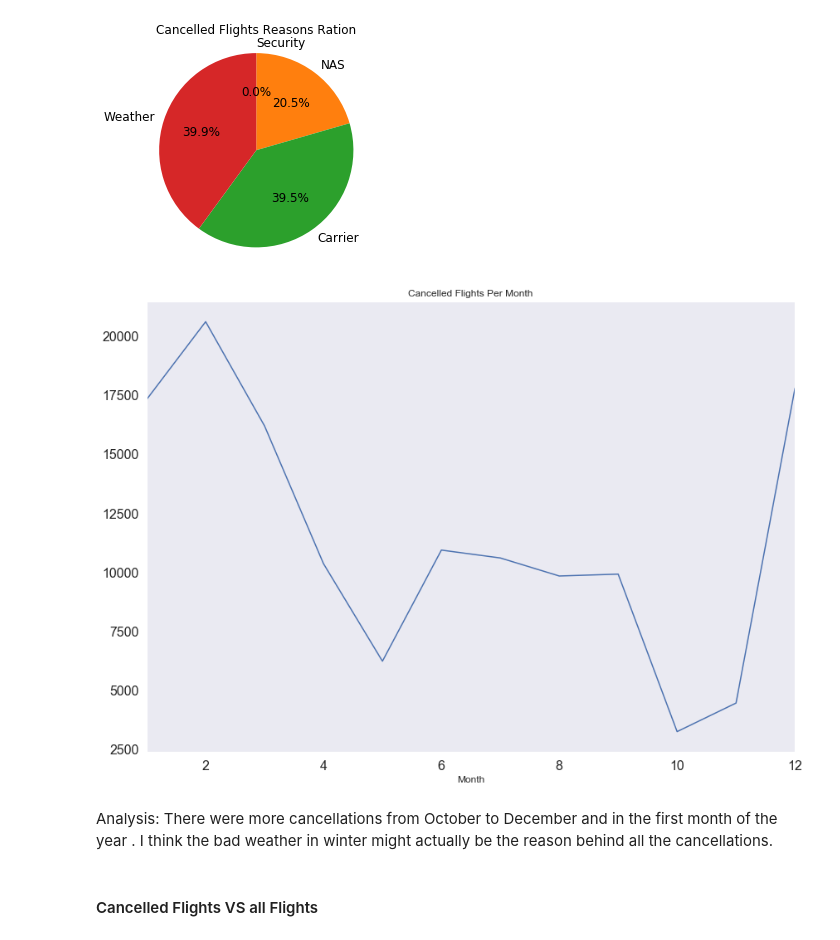
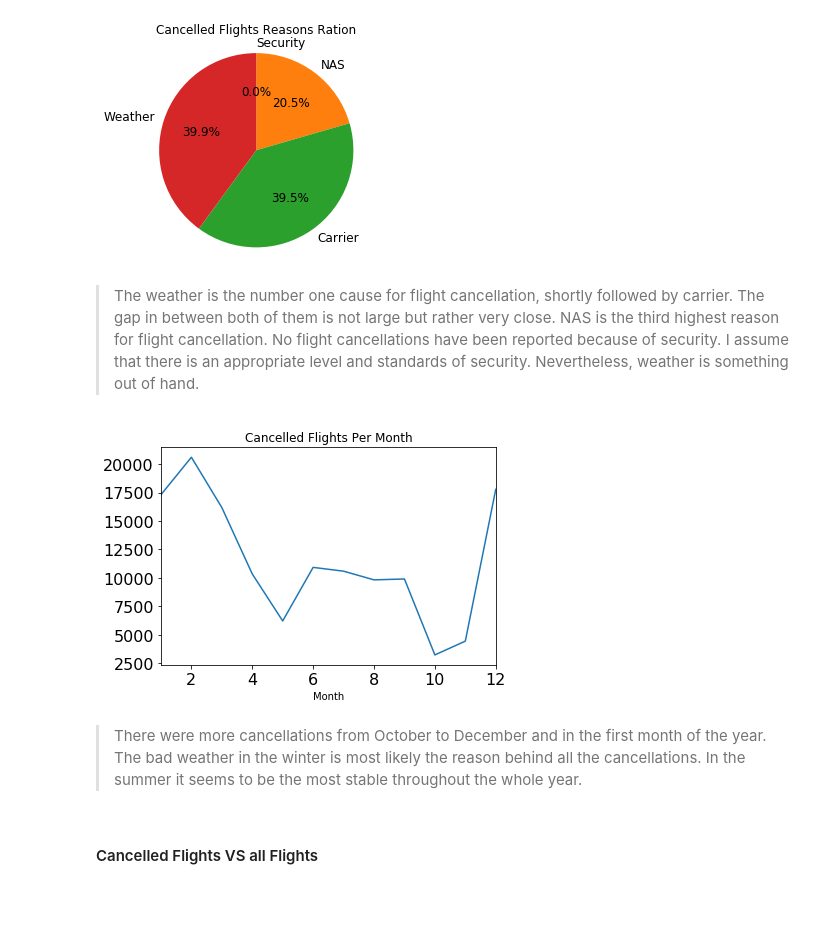
Before and after one commit to ManalAlkallas/Ford_GoBike_Analysis, a Jupyter notebook: Flight_Dataset.ipynb, the cells around one changed output. Saved outputs shown, nothing was run; the diff lists cells and outputs as text; code cells hidden in the pictures; blank space fills up the shorter version.

```diff
--- a/Flight_Dataset.ipynb
+++ b/Flight_Dataset.ipynb
@@ -581,15 +581,17 @@ plt.axis("square")
 plt.title("Cancelled Flights Reasons Ration");
 # %% [output]
 [figure]
+# %% [markdown]
+>  The weather is the number one cause for flight cancellation, shortly followed by carrier. The gap in between both of them is not large but rather very close. NAS is the third highest reason for flight cancellation. No flight cancellations have been reported because of security. I assume that there is an appropriate level and standards of security. Nevertheless, weather is something out of hand.
 # %%
-df_cancelled[['Month','Cancellation_Desc']].groupby(['Month']).count().plot(kind='line', figsize=(14, 10), grid=False, fontsize=16)
+df_cancelled[['Month','Cancellation_Desc']].groupby(['Month']).count().plot(kind='line', grid=False, fontsize=16)
 plt.title("Cancelled Flights Per Month")
 plt.legend().remove()
 plt.show();
 # %% [output]
-[figure, old version]
+[figure, new version]
 # %% [markdown]
-Analysis: There were more cancellations from October to December and in the first month of the year . I think the bad weather in winter might actually be the reason behind all the cancellations.
+> There were more cancellations from October to December and in the first month of the year. The bad weather in the winter is most likely the reason behind all the cancellations. In the summer it seems to be the most stable throughout the whole year.
 # %% [markdown]
 #### Cancelled Flights VS all Flights
 # %%
```
Also changed, not shown: parts of 25 cells of this notebook, 1 other file.
